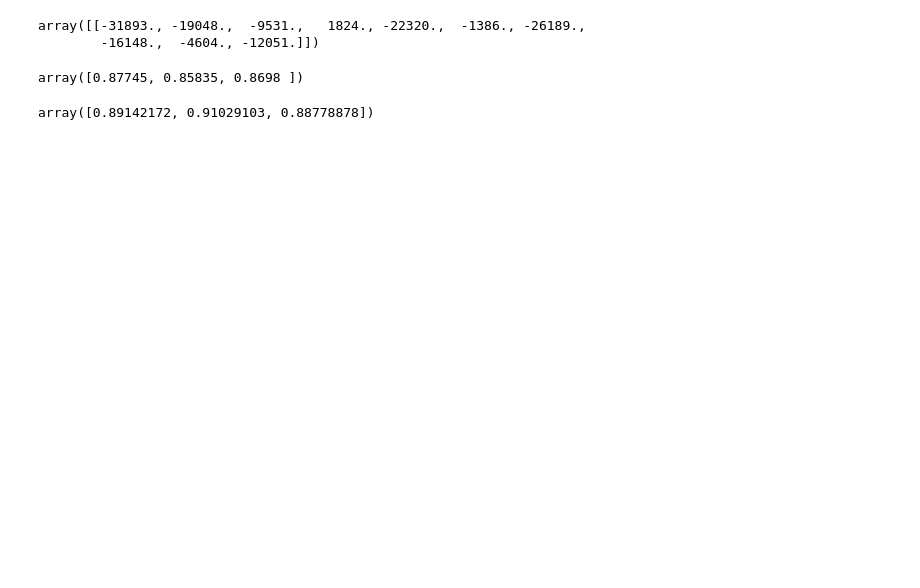
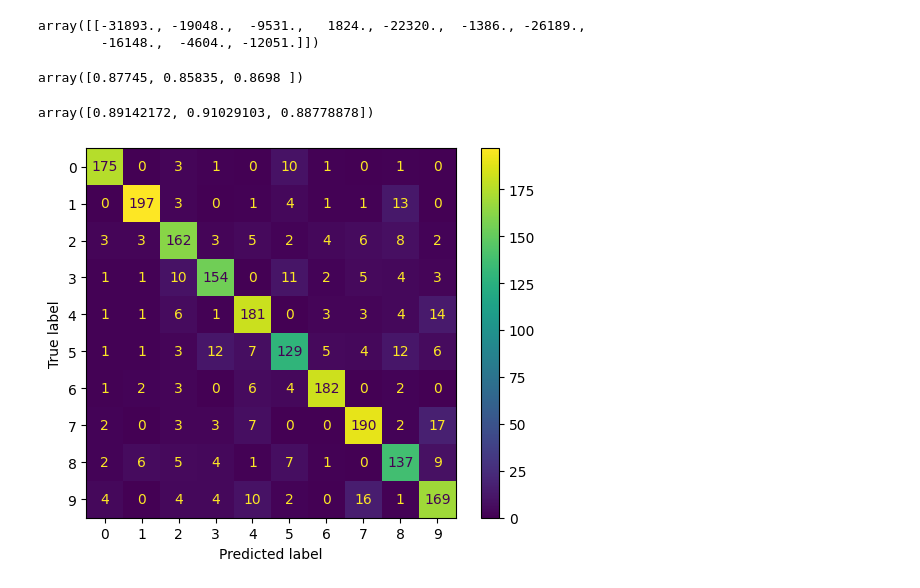
Before and after one commit to Nattawut30/My-Personal-Training, a Jupyter notebook: ScikitLearn-Keras-TensorFlow/ML_train/03_Classification.ipynb, the cells around one changed output. Saved outputs shown, nothing was run; the diff lists cells and outputs as text; code cells hidden in the pictures; blank space fills up the shorter version.

```diff
--- a/ScikitLearn-Keras-TensorFlow/ML_train/03_Classification.ipynb
+++ b/ScikitLearn-Keras-TensorFlow/ML_train/03_Classification.ipynb
@@ -548,11 +546,43 @@ array([0.89142172, 0.91029103, 0.88778878])
 # %%
 """ Error Analysis """
 
 # You have a promising model and now looking to improve it
 # One way to do this is to analyze the types of errors it makes.
 
 # Look at the confusion matrix:
 # using the cross_val_predict() function; then you can pass the labels and prediction to the confusion_matrix() function.
 # just like we did earlier.
 
 # BUT since there are now 10 classes instead of 2, the confusion matrix will contain a quite a lof of numbers, and it may be hard to read.
+
+# confusion matrix is much easier to analyze:
+# ConfusionMatrixDisplay.from_predictions()
+
+import matplotlib.pyplot as plt
+from sklearn.datasets import fetch_openml
+from sklearn.linear_model import SGDClassifier
+from sklearn.metrics import ConfusionMatrixDisplay
+from sklearn.model_selection import cross_val_predict
+from sklearn.preprocessing import StandardScaler
+
+# 1. get the MNIST
+mnist = fetch_openml('mnist_784', version=1, as_frame=False)
+X, y = mnist.data, mnist.target
+
+# 2. Separate the train file / 2000 data for faster loader!
+X_train, y_train = X[:2000], y[:2000]
+
+# 3. Scale the data
+scaler = StandardScaler()
+X_train_scaled = scaler.fit_transform(X_train.astype('float64'))
+
+# 4. Train model SGD
+sgd_clf = SGDClassifier(random_state=42)
+sgd_clf.fit(X_train_scaled, y_train)
+
+# 5. Cross-Validation & Confusion Matrix
+y_train_pred = cross_val_predict(sgd_clf, X_train_scaled, y_train, cv=3)
+ConfusionMatrixDisplay.from_predictions(y_train, y_train_pred)
+plt.show()
+# %% [output]
+[figure, added]
```
Also changed, not shown: parts of 6 cells of this notebook.
